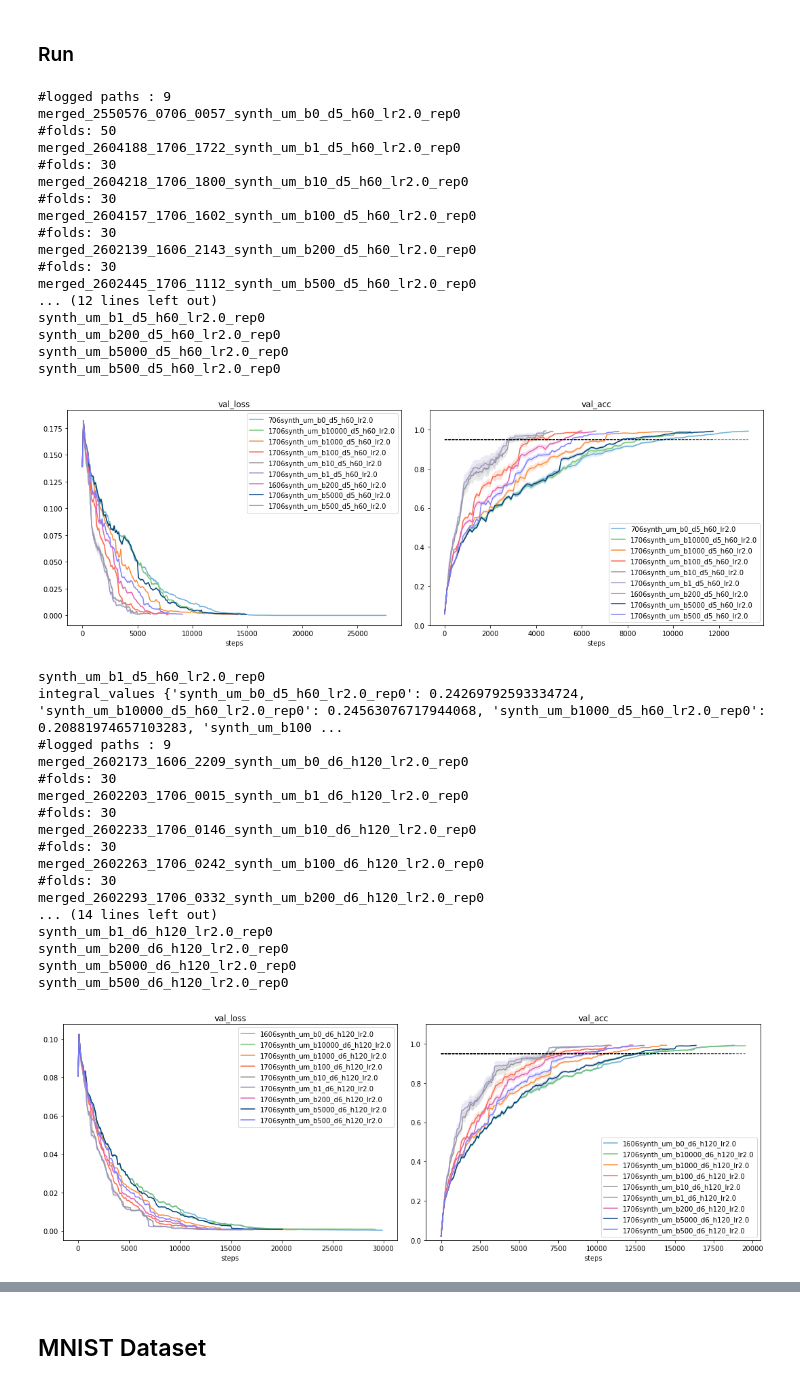
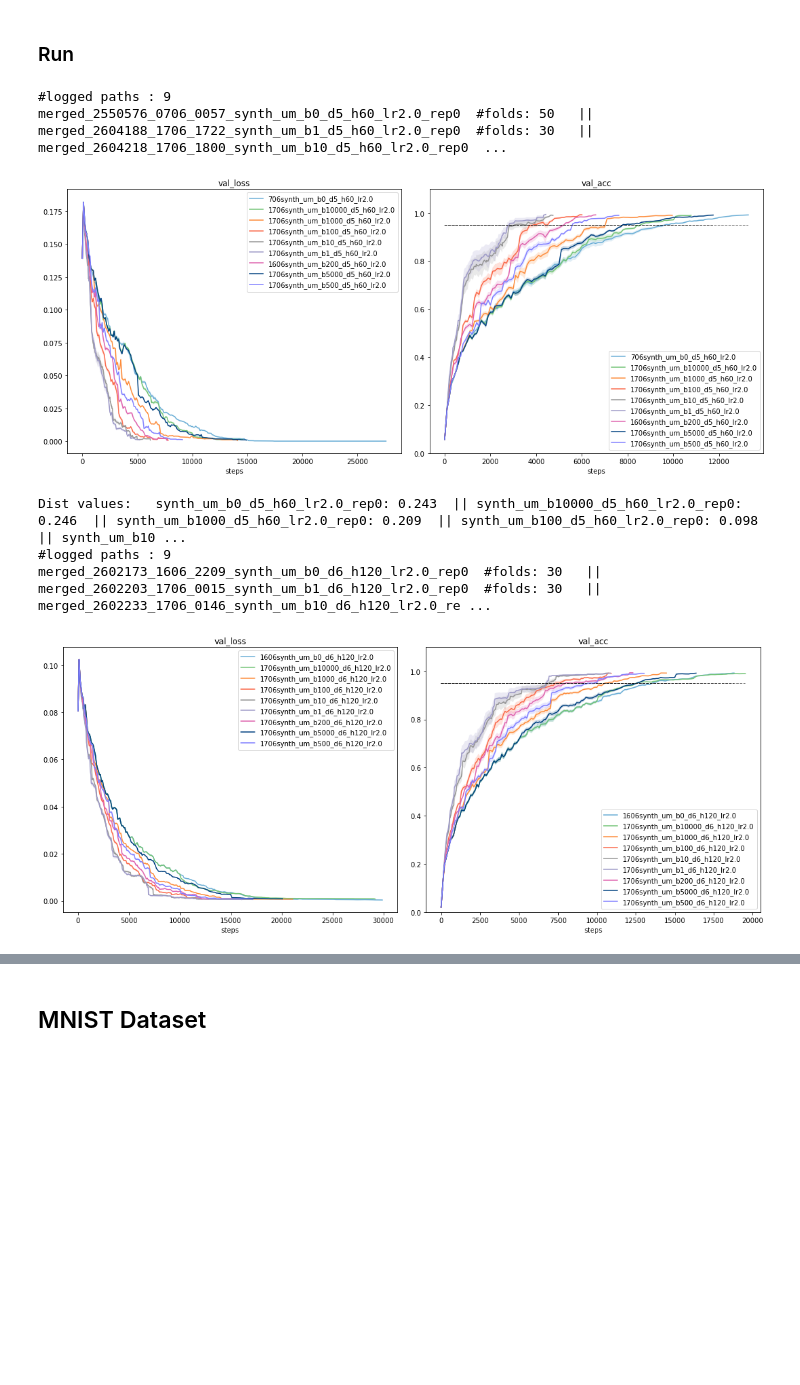
Before and after one commit to jeromel05/Ultrametric-benchmark-v2, a Jupyter notebook: notebooks/postprocessing_metrics.ipynb, the cells around one changed output, grey strips where cells are left out. Saved outputs shown, nothing was run; the diff lists cells and outputs as text; code cells hidden in the pictures; blank space fills up the shorter version.

```diff
--- a/notebooks/postprocessing_metrics.ipynb
+++ b/notebooks/postprocessing_metrics.ipynb
@@ -304,15 +339,14 @@ def plot_runs_w_regex(re_patt_to_search, threshold, log_path=LOG_PATH, verbose=F
     return val_accs_dict
 # %%
-def compute_integral_values(val_accs_dict):
+def compute_integral_values(val_accs_dict, verbose=False):
     hash_b1 = None
     b1_curve = None
     b0_max_step = 0
     for hash1 in val_accs_dict.keys():  ## on soustrait tt a B1
         if '_b1_' in hash1:
-            print(hash1)
             hash_b1 = hash1
             b1_curve = val_accs_dict[hash1]
-            #print('b1 selected: ', hash_b1)
+            if verbose > 0: print('b1 selected: ', hash_b1)
             del val_accs_dict[hash1]
             break
 
@@ -362,17 +478,21 @@ metrics_to_plot = ['val_loss', 'val_acc', 'val_step']
 # %% [markdown]
 ### Small verification run
 # %%
-integral_values_dict_um, integral_values_dict_split = dict(), dict()
+integral_values_dict_um, integral_values_dict_split, res_dict = dict(), dict(), dict()
 #patts_to_search = ['synth(?:corr)*_um_b[0-9]*_d5_h60_lr2', 'synth(?:corr)*_um_b[0-9]*_d6_+h120_lr2', 'synth(?:corr)*_um_b[0-9]*_d7_+h250_lr2', 'synth(?:corr)*_um_b[0-9]*_d8_+h500_lr5'] # 'synth_um_b[01]*_d9_h1000_lr5']
-patts_to_search = ['synth_split_b[0-9]*_d5_*(s[0-9]*)*_h[0-9]+_lr', 'synth_split_b[0-9]*_d6',
-                   'synthcorr_split_b[0-9]*_d5', 'synthcorr_split_b[0-9]*_d6',
-                  'synth_split_b[0-9]*_d5_[a-z0-9_]*_stoch', 'synth_split_b[0-9]*_d6_[a-z0-9_]*_stoch']
-#patts_to_search = ['synth_split_b[0-9]*_d6_*(s[0-9]*)*_h[0-9]+_lr']
-# MERGED_LOG_PATH DL_LOG_PATH SPLIT_MERGED_LOG_PATH
+patts_to_search = ['synth_split_b[0-9]*_d5_s400', 'synth_split_b[0-9]*_d6_s400', 'synth_split_b[0-9]*_d7_s[0-9]*',
+                   'synthcorr_split_b[0-9]*_d5', 'synthcorr_um_b[0-9]*_d6',
+                  'synth_split_b[0-9]*_d5_stoch']
+
+#patts_to_search = ['synth_split_b[0-9]*_d5_stoch'] # only stoch
+#patts_to_search = ['synthcorr_rm_b[0-9]*_d6'] # only corr
+#patts_to_search = ['2735590']
+patts_to_search = ['synthcorr_um_b[0-9]*_d6']
+# MERGED_LOG_PATH DL_LOG_PATH SPLIT_MERGED_LOG_PATH TO_MERGE_LOG_PATH MERGED_CORR_LOG_PATH MERGED_STOCH_LOG_PATH
 
 for patt in patts_to_search:
-    val_accs_dict = plot_runs_w_regex(patt, 0.85, TO_MERGE_LOG_PATH, verbose=True, delete_dir=False)
+    val_accs_dict = plot_runs_w_regex(patt, 0.0, DL_LOG_PATH, verbose=2, delete_dir=False)
     integral_values, name, b0_max_idx = compute_integral_values(val_accs_dict)
-    print('integral_values', integral_values)
+    print_dict(integral_values)
     res_dict[name] = (integral_values, b0_max_idx)
 # %% [output]
@@ -404,52 +520,23 @@ integral_values {}
 # %%
 mode_list = ['um', 'split']
 
 integral_values_dict_um, integral_values_dict_split = dict(), dict()
 patts_to_search_um = ['synth(?:corr)*_um_b[0-9]*_d5_+h60_lr2', 'synth_um_b[0-9]*_d6_+h120_lr2', 'synth_um_b[0-9]*_d7_+h250_lr2', 'synth_um_b[0-9]*_d8_+h500_lr5'] # 'synth_um_b[01]*_d9_h1000_lr5']
-patts_to_search_split = ['synth_split_b[0-9]*_d5_*(s[0-9]*)*_h[0-9]+_lr', 'synth_split_b[0-9]*_d6_*(s[0-9]*)*_h[0-9]+_lr']
+patts_to_search_split = ['synth_split_b[0-9]*_d5_*(s[0-9]*)*_h[0-9]+_lr', 'synth_split_b[0-9]*_d6_*(s[0-9]*)*_h[0-9]+_lr', 'synth_split_b[0-9]*_d7_*(s[0-9]*)*_h[0-9]+_lr']
 
 for res_dict, patt_list, log_path in zip([integral_values_dict_um, integral_values_dict_split],
                                          [patts_to_search_um, patts_to_search_split],
                                          [MERGED_LOG_PATH, SPLIT_MERGED_LOG_PATH]):
     for patt in patt_list:
-        val_accs_dict = plot_runs_w_regex(patt, 0.5, log_path, verbose=False, delete_dir=False)
+        val_accs_dict = plot_runs_w_regex(patt, 0.1, log_path, verbose=0, delete_dir=False)
         integral_values, name, b0_max_idx = compute_integral_values(val_accs_dict)
-        print('integral_values', integral_values)
+        print_dict(integral_values)
         res_dict[name] = (integral_values, b0_max_idx)
 # %% [output]
 #logged paths : 9
-merged_2550576_0706_0057_synth_um_b0_d5_h60_lr2.0_rep0
-#folds: 50
-merged_2604188_1706_1722_synth_um_b1_d5_h60_lr2.0_rep0
-#folds: 30
-merged_2604218_1706_1800_synth_um_b10_d5_h60_lr2.0_rep0
-#folds: 30
-merged_2604157_1706_1602_synth_um_b100_d5_h60_lr2.0_rep0
-#folds: 30
-merged_2602139_1606_2143_synth_um_b200_d5_h60_lr2.0_rep0
-#folds: 30
-merged_2602445_1706_1112_synth_um_b500_d5_h60_lr2.0_rep0
-... (12 lines left out)
-synth_um_b1_d5_h60_lr2.0_rep0
-synth_um_b200_d5_h60_lr2.0_rep0
-synth_um_b5000_d5_h60_lr2.0_rep0
-synth_um_b500_d5_h60_lr2.0_rep0
+merged_2550576_0706_0057_synth_um_b0_d5_h60_lr2.0_rep0  #folds: 50   || merged_2604188_1706_1722_synth_um_b1_d5_h60_lr2.0_rep0  #folds: 30   || merged_2604218_1706_1800_synth_um_b10_d5_h60_lr2.0_rep0  ...
-[figure, old version]
+[figure, new version]
-synth_um_b1_d5_h60_lr2.0_rep0
-integral_values {'synth_um_b0_d5_h60_lr2.0_rep0': 0.24269792593334724, 'synth_um_b10000_d5_h60_lr2.0_rep0': 0.24563076717944068, 'synth_um_b1000_d5_h60_lr2.0_rep0': 0.20881974657103283, 'synth_um_b100 ...
+Dist values:   synth_um_b0_d5_h60_lr2.0_rep0: 0.243  || synth_um_b10000_d5_h60_lr2.0_rep0: 0.246  || synth_um_b1000_d5_h60_lr2.0_rep0: 0.209  || synth_um_b100_d5_h60_lr2.0_rep0: 0.098  || synth_um_b10 ...
 #logged paths : 9
-merged_2602173_1606_2209_synth_um_b0_d6_h120_lr2.0_rep0
-#folds: 30
-merged_2602203_1706_0015_synth_um_b1_d6_h120_lr2.0_rep0
-#folds: 30
-merged_2602233_1706_0146_synth_um_b10_d6_h120_lr2.0_rep0
-#folds: 30
-merged_2602263_1706_0242_synth_um_b100_d6_h120_lr2.0_rep0
-#folds: 30
-merged_2602293_1706_0332_synth_um_b200_d6_h120_lr2.0_rep0
-... (14 lines left out)
-synth_um_b1_d6_h120_lr2.0_rep0
-synth_um_b200_d6_h120_lr2.0_rep0
-synth_um_b5000_d6_h120_lr2.0_rep0
-synth_um_b500_d6_h120_lr2.0_rep0
+merged_2602173_1606_2209_synth_um_b0_d6_h120_lr2.0_rep0  #folds: 30   || merged_2602203_1706_0015_synth_um_b1_d6_h120_lr2.0_rep0  #folds: 30   || merged_2602233_1706_0146_synth_um_b10_d6_h120_lr2.0_re ...
-[figure, old version]
+[figure, new version]
```
Also changed, not shown: parts of 17 cells of this notebook, 5 other files.
